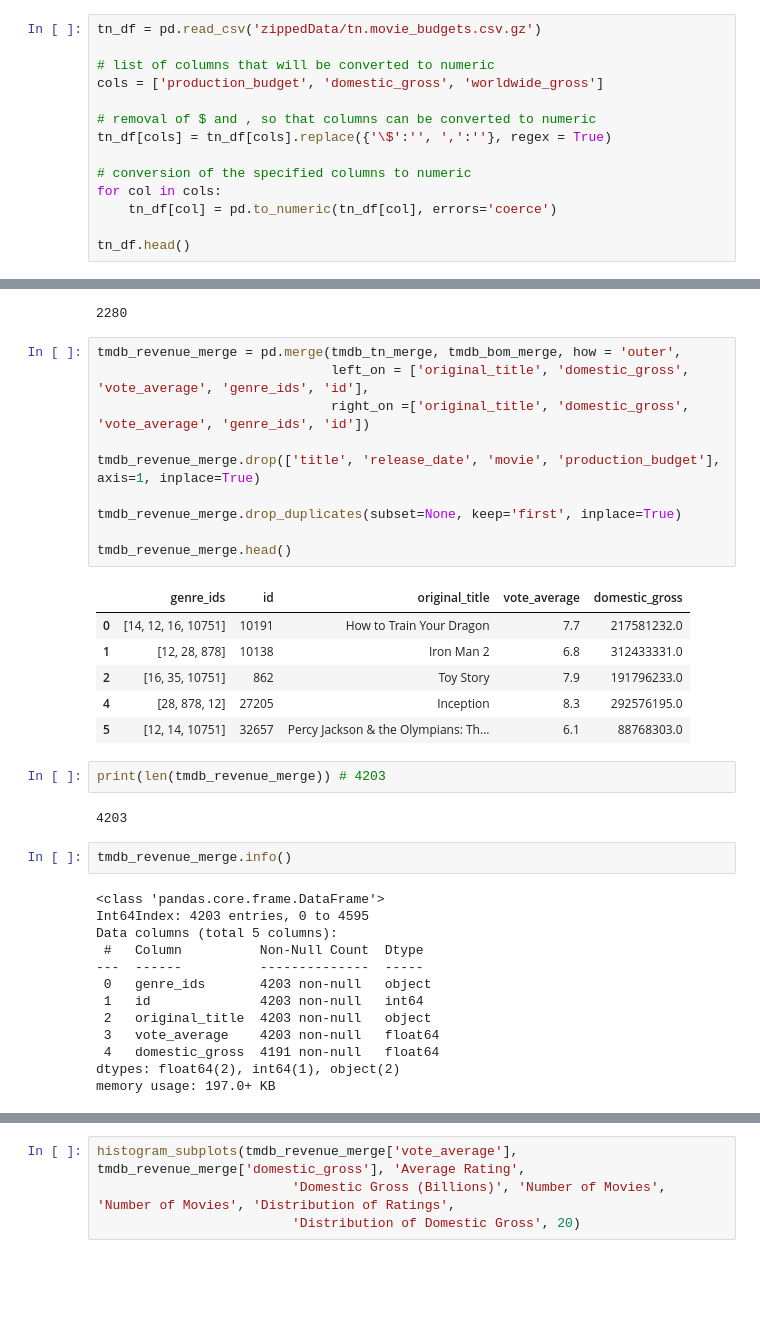
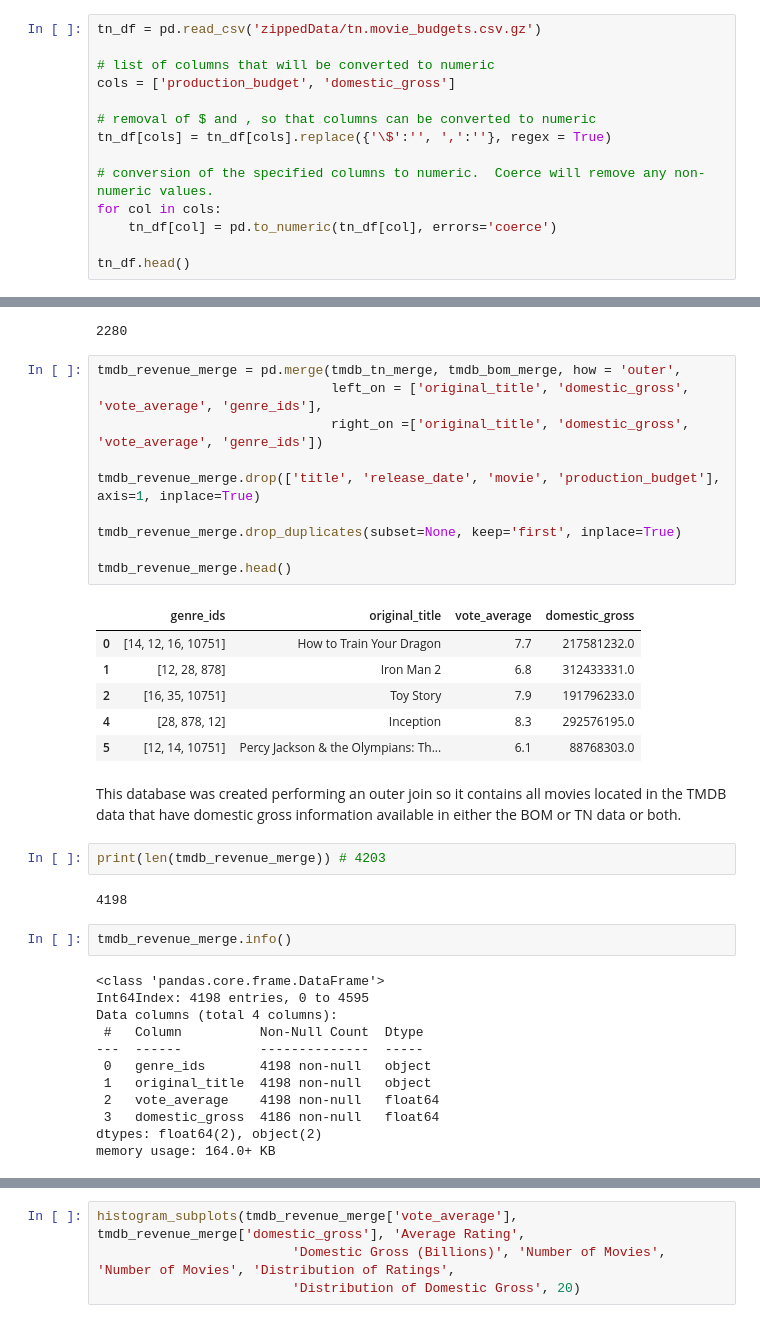
Before and after one commit to JenniferLavoie/DSFirstProject, a Jupyter notebook: student.ipynb, the cells around one changed output, grey strips where cells are left out. Drawn from its saved outputs; the diff is of its cells as text; blank space fills up the shorter version.

```diff
--- a/student.ipynb
+++ b/student.ipynb
@@ -239,12 +243,12 @@ Name: foreign_gross, Length: 1199, dtype: int64
 tn_df = pd.read_csv('zippedData/tn.movie_budgets.csv.gz')
 
 # list of columns that will be converted to numeric
-cols = ['production_budget', 'domestic_gross', 'worldwide_gross']
+cols = ['production_budget', 'domestic_gross']
 
 # removal of $ and , so that columns can be converted to numeric
 tn_df[cols] = tn_df[cols].replace({'\$':'', ',':''}, regex = True)
 
-# conversion of the specified columns to numeric
+# conversion of the specified columns to numeric.  Coerce will remove any non-numeric values.
 for col in cols:
     tn_df[col] = pd.to_numeric(tn_df[col], errors='coerce')
 
@@ -1437,38 +1550,39 @@ print(len(tmdb_bom_merge)) # 2280
 2280
 # %%
 tmdb_revenue_merge = pd.merge(tmdb_tn_merge, tmdb_bom_merge, how = 'outer',
-                              left_on = ['original_title', 'domestic_gross', 'vote_average', 'genre_ids', 'id'],
-                              right_on =['original_title', 'domestic_gross', 'vote_average', 'genre_ids', 'id'])
+                              left_on = ['original_title', 'domestic_gross', 'vote_average', 'genre_ids'],
+                              right_on =['original_title', 'domestic_gross', 'vote_average', 'genre_ids'])
 
 tmdb_revenue_merge.drop(['title', 'release_date', 'movie', 'production_budget'], axis=1, inplace=True)
 
 tmdb_revenue_merge.drop_duplicates(subset=None, keep='first', inplace=True)
 
 tmdb_revenue_merge.head()
 # %% [output]
-|  | genre_ids | id | original_title | vote_average | domestic_gross |
-| 0 | [14, 12, 16, 10751] | 10191 | How to Train Your Dragon | 7.7 | 217581232.0 |
-| 1 | [12, 28, 878] | 10138 | Iron Man 2 | 6.8 | 312433331.0 |
-| 2 | [16, 35, 10751] | 862 | Toy Story | 7.9 | 191796233.0 |
-| 4 | [28, 878, 12] | 27205 | Inception | 8.3 | 292576195.0 |
-| 5 | [12, 14, 10751] | 32657 | Percy Jackson & the Olympians: Th... | 6.1 | 88768303.0 |
+|  | genre_ids | original_title | vote_average | domestic_gross |
+| 0 | [14, 12, 16, 10751] | How to Train Your Dragon | 7.7 | 217581232.0 |
+| 1 | [12, 28, 878] | Iron Man 2 | 6.8 | 312433331.0 |
+| 2 | [16, 35, 10751] | Toy Story | 7.9 | 191796233.0 |
+| 4 | [28, 878, 12] | Inception | 8.3 | 292576195.0 |
+| 5 | [12, 14, 10751] | Percy Jackson & the Olympians: Th... | 6.1 | 88768303.0 |
+# %% [markdown]
+This database was created performing an outer join so it contains all movies located in the TMDB data that have domestic gross information available in either the BOM or TN data or both.
 # %%
 print(len(tmdb_revenue_merge)) # 4203
 # %% [output]
-4203
+4198
 # %%
 tmdb_revenue_merge.info()
 # %% [output]
 <class 'pandas.core.frame.DataFrame'>
-Int64Index: 4203 entries, 0 to 4595
-Data columns (total 5 columns):
+Int64Index: 4198 entries, 0 to 4595
+Data columns (total 4 columns):
  #   Column          Non-Null Count  Dtype
 ---  ------          --------------  -----
- 0   genre_ids       4203 non-null   object
- 1   id              4203 non-null   int64
- 2   original_title  4203 non-null   object
- 3   vote_average    4203 non-null   float64
- 4   domestic_gross  4191 non-null   float64
-dtypes: float64(2), int64(1), object(2)
-memory usage: 197.0+ KB
+ 0   genre_ids       4198 non-null   object
+ 1   original_title  4198 non-null   object
+ 2   vote_average    4198 non-null   float64
+ 3   domestic_gross  4186 non-null   float64
+dtypes: float64(2), object(2)
+memory usage: 164.0+ KB
 # %%
```
Also changed, not shown: parts of 107 cells of this notebook.
